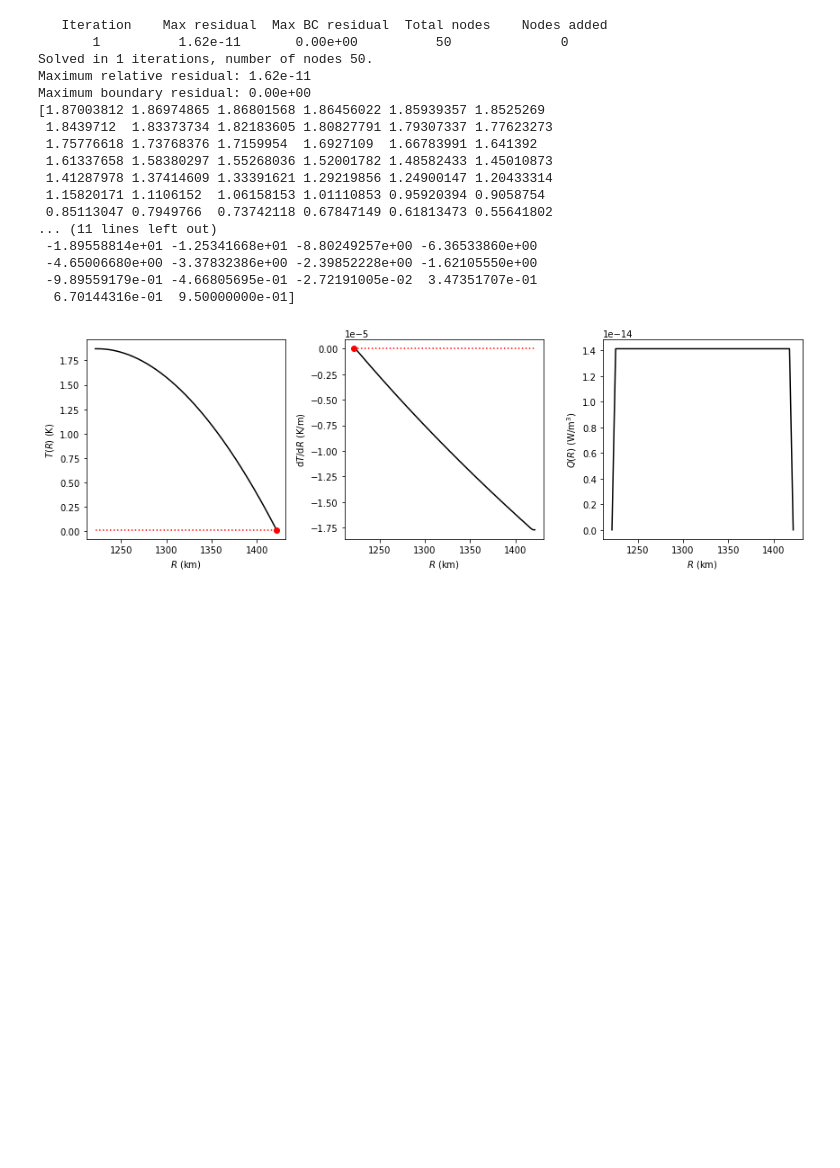
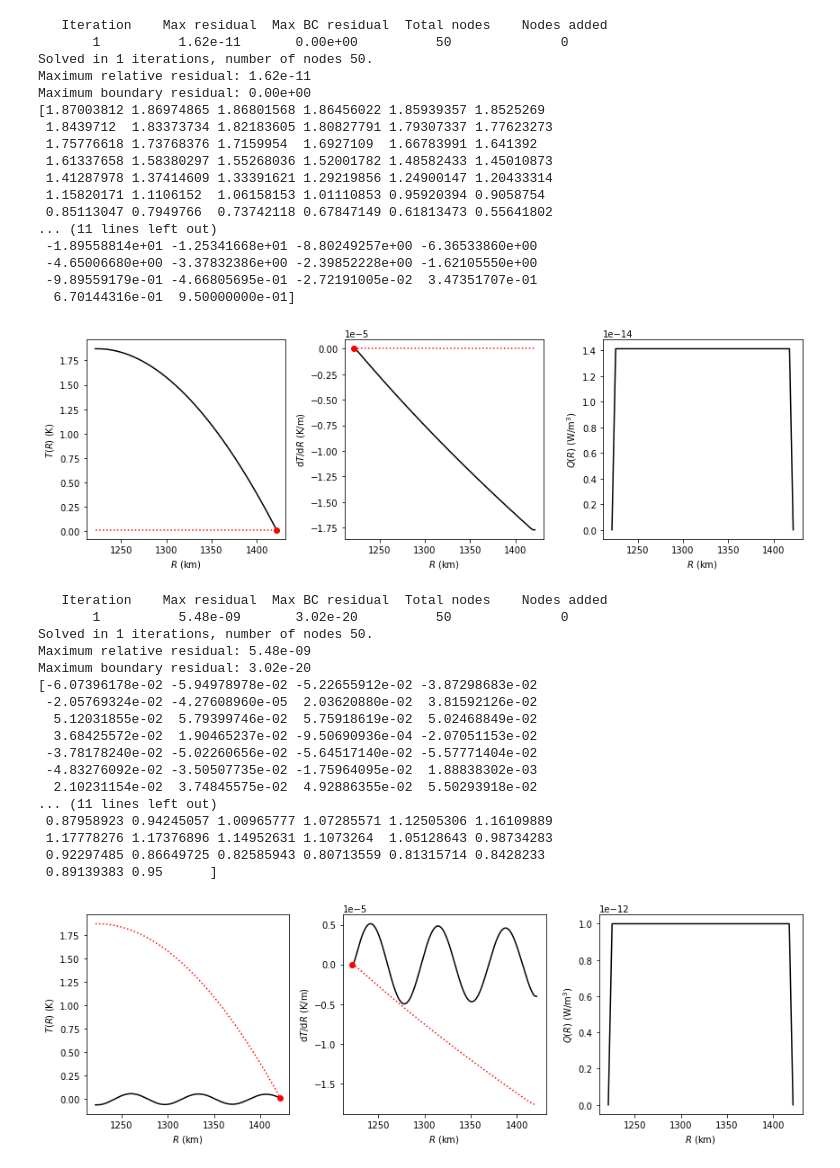
Before and after one commit to andreww/slurry, a Jupyter notebook: f-layer-diffusion.ipynb, the cells around one changed output. Drawn from its saved outputs; the diff is of its cells as text; code cells hidden in the pictures; blank space fills up the shorter version.

```diff
--- a/f-layer-diffusion.ipynb
+++ b/f-layer-diffusion.ipynb
@@ -549,3 +549,51 @@ Maximum boundary residual: 0.00e+00
  -9.89559179e-01 -4.66805695e-01 -2.72191005e-02  3.47351707e-01
   6.70144316e-01  9.50000000e-01]
 [figure]
+# %%
+dl = 1.0E-8
+_, _, _, fe_density, _, _ = feot.densities(1.0, 330.0, 5700.0)
+
+mass_rate = np.ones_like(r) * 1.0E-12 # kg m^-3 s^-1 equivelent to case 7 with sensible heat
+mass_rate[0] = 0.0
+mass_rate[-1] = 0.0
+
+x_top = 0.95
+initial_x = np.ones_like(r) * x_top
+initial_dcdr = np.zeros_like(r)
+
+c_top = feot.mass_percent_o(x_top)/100.0
+initial_c = feot.mass_percent_o(initial_x)/100.0
+
+
+fig, axs = plt.subplots(ncols=3, figsize=(12,4))
+
+
+# or mass_rate*np.mean(initial_c)
+# or mass_rate*c_top
+out_cs = layer_diffusion.solve_layer_diffusion(r, mass_rate, dl*fe_density, out_cs, derivative_guess=np.gradient(out_cs, r),
+                                               top_value_bc=c_top, bottom_derivative_bc=0.0, fig_axs=axs, composition=True)
+
+print(out_cs)
+out_xs = feot.mol_frac_fe(out_cs * 100.0)
+print(out_xs)
+fig.tight_layout()
+plt.show()
+# %% [output]
+   Iteration    Max residual  Max BC residual  Total nodes    Nodes added
+       1          5.48e-09       3.02e-20          50              0
+Solved in 1 iterations, number of nodes 50.
+Maximum relative residual: 5.48e-09
+Maximum boundary residual: 3.02e-20
+[-6.07396178e-02 -5.94978978e-02 -5.22655912e-02 -3.87298683e-02
+ -2.05769324e-02 -4.27608960e-05  2.03620880e-02  3.81592126e-02
+  5.12031855e-02  5.79399746e-02  5.75918619e-02  5.02468849e-02
+  3.68425572e-02  1.90465237e-02 -9.50690936e-04 -2.07051153e-02
+ -3.78178240e-02 -5.02260656e-02 -5.64517140e-02 -5.57771404e-02
+ -4.83276092e-02 -3.50507735e-02 -1.75964095e-02  1.88838302e-03
+  2.10231154e-02  3.74845575e-02  4.92886355e-02  5.50293918e-02
+... (11 lines left out)
+ 0.87958923 0.94245057 1.00965777 1.07285571 1.12505306 1.16109889
+ 1.17778276 1.17376896 1.14952631 1.1073264  1.05128643 0.98734283
+ 0.92297485 0.86649725 0.82585943 0.80713559 0.81315714 0.8428233
+ 0.89139383 0.95      ]
+[figure, added]
```
